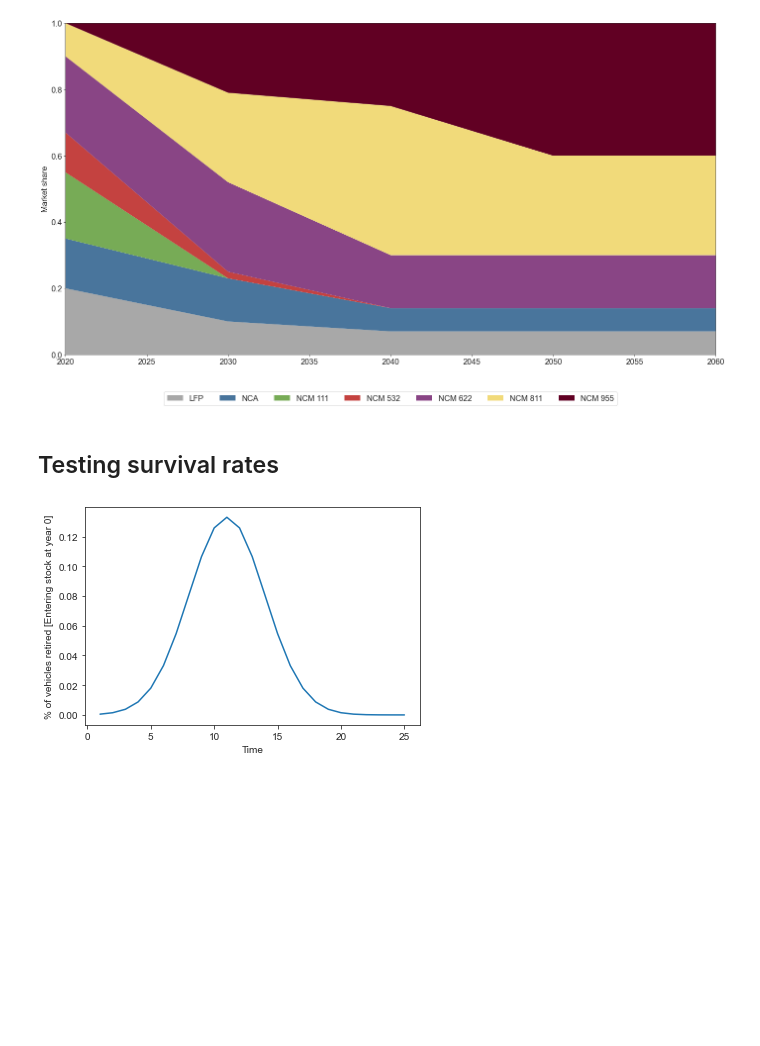
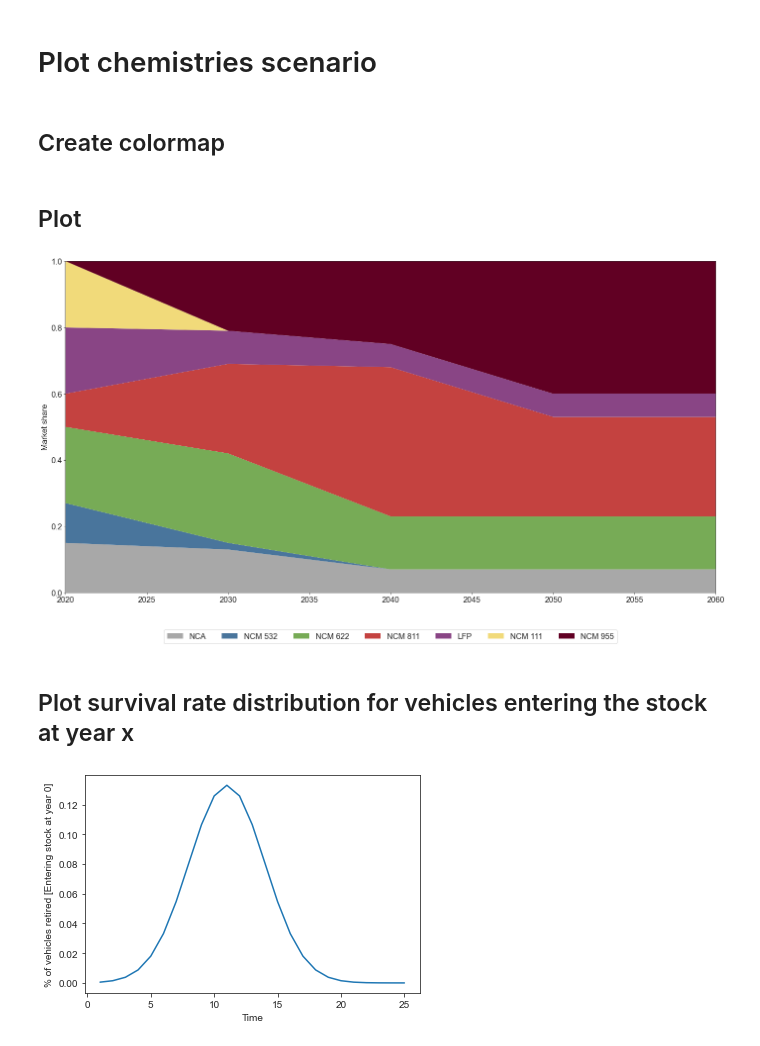
Before and after one commit to lorenzousai/LIBs-demand-, a Jupyter notebook: Visualizations.ipynb, the cells around one changed output. Saved outputs shown, nothing was run; the diff lists cells and outputs as text; code cells hidden in the pictures; blank space fills up the shorter version.

```diff
--- a/Visualizations.ipynb
+++ b/Visualizations.ipynb
@@ -15,21 +17,43 @@ sns.set_style('ticks')
+# %%
+# * Import all the data needed for visualization
+
+capacity_additions = pd.read_pickle('Dat_figures//capacity_additions.pkl')
+
+capacity_outflows = pd.read_pickle('Dat_figures//capacity_outflows.pkl')
+
+material_additions = pd.read_pickle('Dat_figures//material_additions.pkl')
+
+material_outflows = pd.read_pickle('Dat_figures//material_outflows.pkl')
+
+CAPEX = pd.read_pickle('Dat_figures//CAPEX.pkl')
+
+employment = pd.read_pickle('Dat_figures//employment.pkl')
+
+chemistries = pd.read_pickle('Dat_figures//chemistries.pkl')
+# %% [markdown]
+# Plot chemistries scenario
+# %% [markdown]
+## Create colormap
 # %%
 col1 = np.array([169/256, 169/ 256, 169/256, 1])
 my_map = LinearSegmentedColormap.from_list('paired',colors=[ col1,'xkcd:dull blue','xkcd:asparagus',
                                                            'xkcd:light orange',
                                                             'xkcd:reddish','xkcd:light eggplant','xkcd:sandy','xkcd:burgundy'], N=8)
+# %% [markdown]
+## Plot
 # %%
-inter = boh.transpose()
+inter = chemistries.copy().transpose()
 inter.drop('Li-S', axis = 1, inplace = True)
 inter.plot.area(cmap = my_map,figsize =(19.2,11), fontsize = 16, linewidth = 0)
 #plt.legend(bbox_to_anchor = (1,1))
 plt.legend(bbox_to_anchor=(0.5, -0.1), loc='upper center',ncol=8, fontsize = 16)
 
 plt.ylim(0,1)
 plt.xlim(2020,2060)
 plt.tight_layout()
 plt.ylabel('Market share', fontsize = 16 )
 #plt.savefig('chemistries.jpeg', pad = 5, dpi = 1200)
 #plt.savefig('chemistries_lowres.jpeg', dpi = 400, pad_inches = 10)
 plt.show()
 # %% [output]
-[figure, old version]
+[figure, new version]
@@ -52,5 +60,5 @@ matadd_PHEV_RCP26_LED = pd.read_pickle('stock_PHEV_RCP26_LED.pkl')
-# %% [markdown]
-## Testing survival rates
+# %% [markdown]
+## Plot survival rate distribution for vehicles entering the stock at year x
 # %%
 mu = 11
 sigma = 3
```
Also changed, not shown: parts of 14 cells of this notebook.
